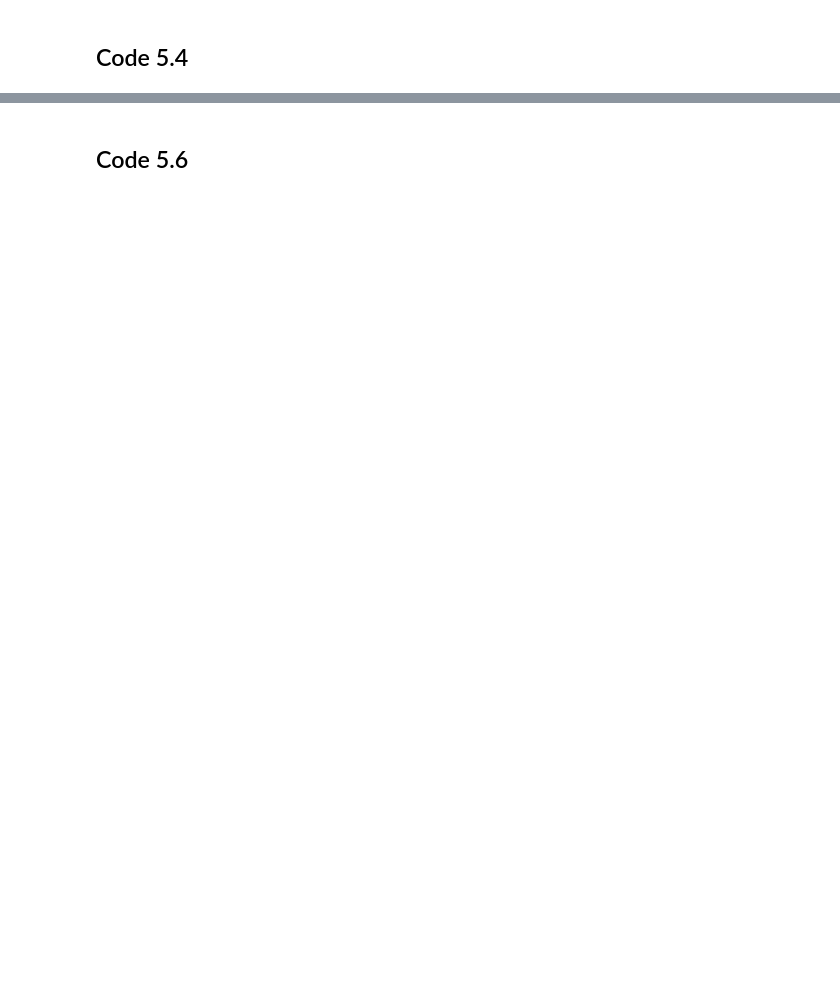
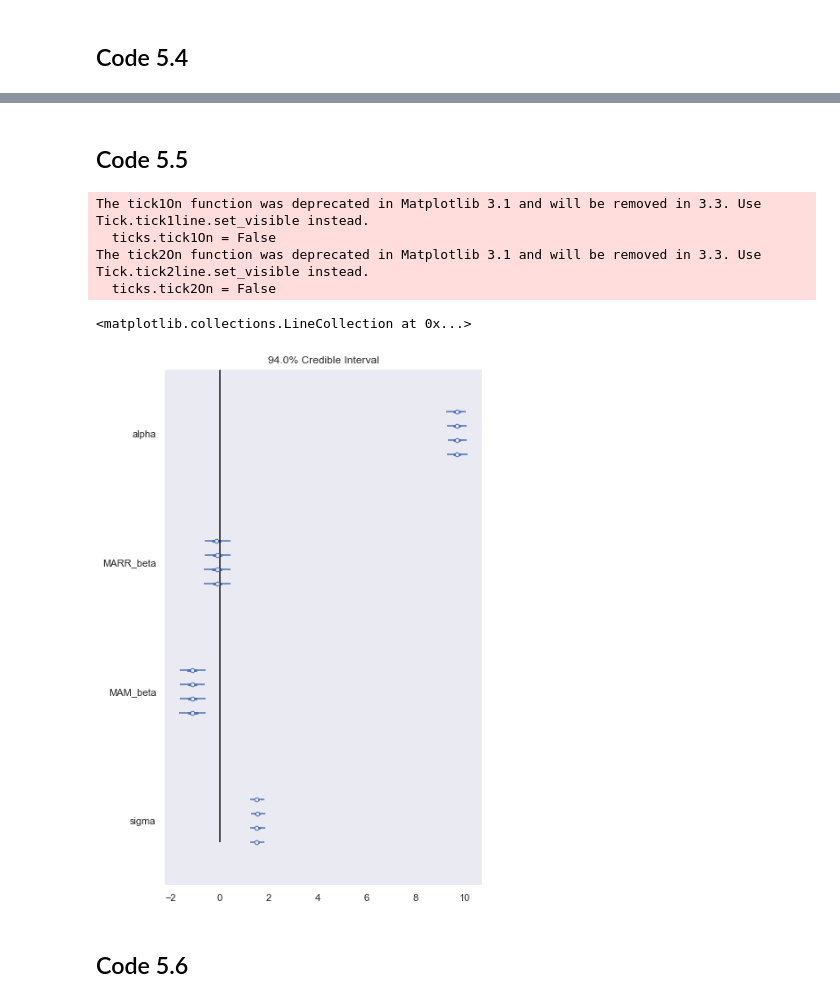
Before and after one commit to jkelley7/stat_rethinking, a Jupyter notebook: Chapter_5.ipynb, the cells around one changed output, grey strips where cells are left out. Saved outputs shown, nothing was run; the diff lists cells and outputs as text; code cells hidden in the pictures; blank space fills up the shorter version.

```diff
--- a/Chapter_5.ipynb
+++ b/Chapter_5.ipynb
@@ -124,3 +160,3 @@ with pm.Model() as m54:
 # %%
-varnames = ['alpha', 'MARR_beta','MAM_beta','sigma']
-pm.summary(trace54, varnames = varnames, alpha = .11).round(3)
+varnames_54 = ['alpha', 'MARR_beta','MAM_beta','sigma']
+pm.summary(trace54, varnames = varnames_54, alpha = .11).round(3)
@@ -133,8 +178,17 @@ pm.summary(trace53, varnames = varnames_53, alpha = .11).round(3)
+# %% [markdown]
+## Code 5.5
 # %%
 # interpretaion from the book, "Once we know median age of marraiage for a state there is little or no additional
 # predictive power in also knowing the rate of marriage in that state"
-az.plot_forest(trace54,var_names=varnames)
+az.plot_forest(trace54,var_names=varnames_54)
 plt.vlines(x = 0, ymin = 0, ymax = 5)
+# %% [output]
+The tick1On function was deprecated in Matplotlib 3.1 and will be removed in 3.3. Use Tick.tick1line.set_visible instead.
+  ticks.tick1On = False
+The tick2On function was deprecated in Matplotlib 3.1 and will be removed in 3.3. Use Tick.tick2line.set_visible instead.
+  ticks.tick2On = False
+<matplotlib.collections.LineCollection at 0x...>
+[figure, added]
 # %% [markdown]
  ## Code 5.6
 # %%
```
Also changed, not shown: parts of 18 cells of this notebook.
